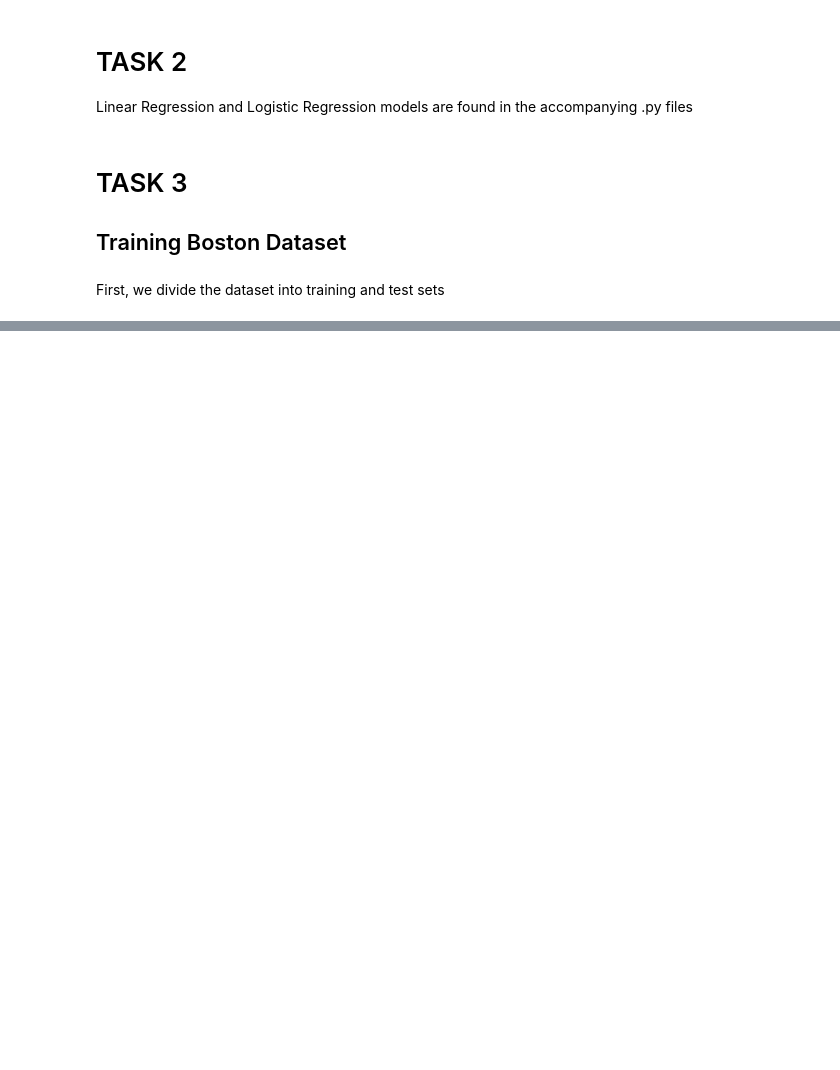
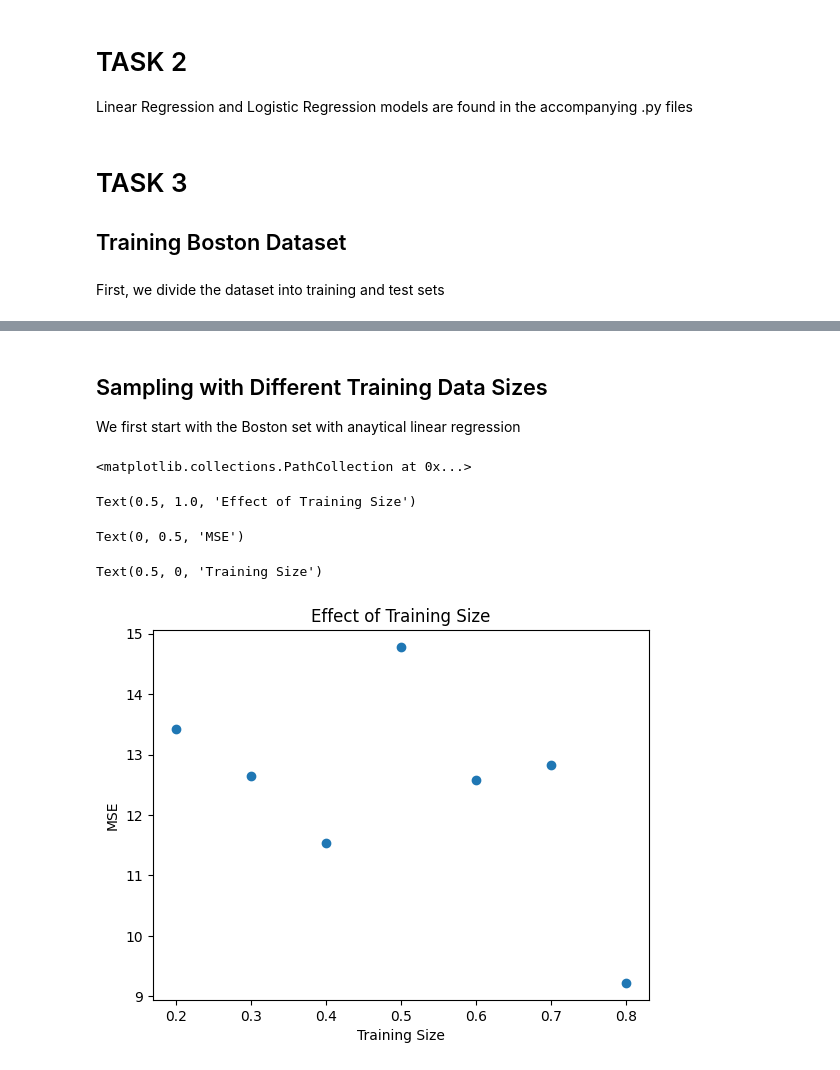
Before and after one commit to rsaif22/COMP-551, a Jupyter notebook: Assignment_1/a1.ipynb, the cells around one changed output, grey strips where cells are left out. Cells and saved outputs as stored; diff of their text form; code cells hidden in the pictures; blank space fills up the shorter version.

```diff
--- a/Assignment_1/a1.ipynb
+++ b/Assignment_1/a1.ipynb
@@ -142,0 +288,9 @@ test_error
+# %%
+for i in range(len(boston_list)):
+    test_indices = boston_list[i]
+    X_test = boston_X[test_indices, :]
+    y_test = boston_y[test_indices]
+    X_train = np.delete(boston_X, test_indices, axis=0)
+    y_train = np.delete(boston_y, test_indices)
+    linear_sgd_model.fit(X_train, y_train)
+    linear_sgd_model.compute_error(X_test, y_test)
@@ -142,0 +305,9 @@ test_error
+# %%
+for i in range(len(wine_list)):
+    test_indices = wine_list[i]
+    X_test = wine_X[test_indices, :]
+    y_test = wine_y[test_indices]
+    X_train = np.delete(wine_X, test_indices, axis=0)
+    y_train = np.delete(wine_y, test_indices)
+    logistic_reg_model.fit(X_train, y_train)
+    logistic_reg_model.compute_F1(X_test, y_test)
@@ -142,0 +332,9 @@ test_error
+# %%
+for i in range(len(wine_list)):
+    test_indices = wine_list[i]
+    X_test = wine_X[test_indices, :]
+    y_test = wine_y[test_indices]
+    X_train = np.delete(wine_X, test_indices, axis=0)
+    y_train = np.delete(wine_y, test_indices)
+    logistic_sgd_model.fit(X_train, y_train)
+    logistic_sgd_model.compute_F1(X_test, y_test)
@@ -142,0 +357,21 @@ test_error
+# %% [markdown]
+## Sampling with Different Training Data Sizes
+We first start with the Boston set with anaytical linear regression
+# %%
+training_sizes = np.arange(0.2, 0.9, 0.1)
+mse_list = np.empty(0, )
+for i in range(training_sizes.size):
+    X_train, X_test, y_train, y_test = train_test_split(boston_X, boston_y, train_size=training_sizes[i], shuffle=True)
+    linear_reg_model.fit(X_train, y_train)
+    mse = linear_reg_model.compute_error(X_test, y_test)
+    mse_list = np.append(mse_list, mse)
+plt.scatter(training_sizes, mse_list)
+plt.title("Effect of Training Size")
+plt.ylabel("MSE")
+plt.xlabel("Training Size")
+# %% [output]
+<matplotlib.collections.PathCollection at 0x...>
+Text(0.5, 1.0, 'Effect of Training Size')
+Text(0, 0.5, 'MSE')
+Text(0.5, 0, 'Training Size')
+[figure, added]
```
Also changed, not shown: parts of 31 cells of this notebook, 3 other files.
